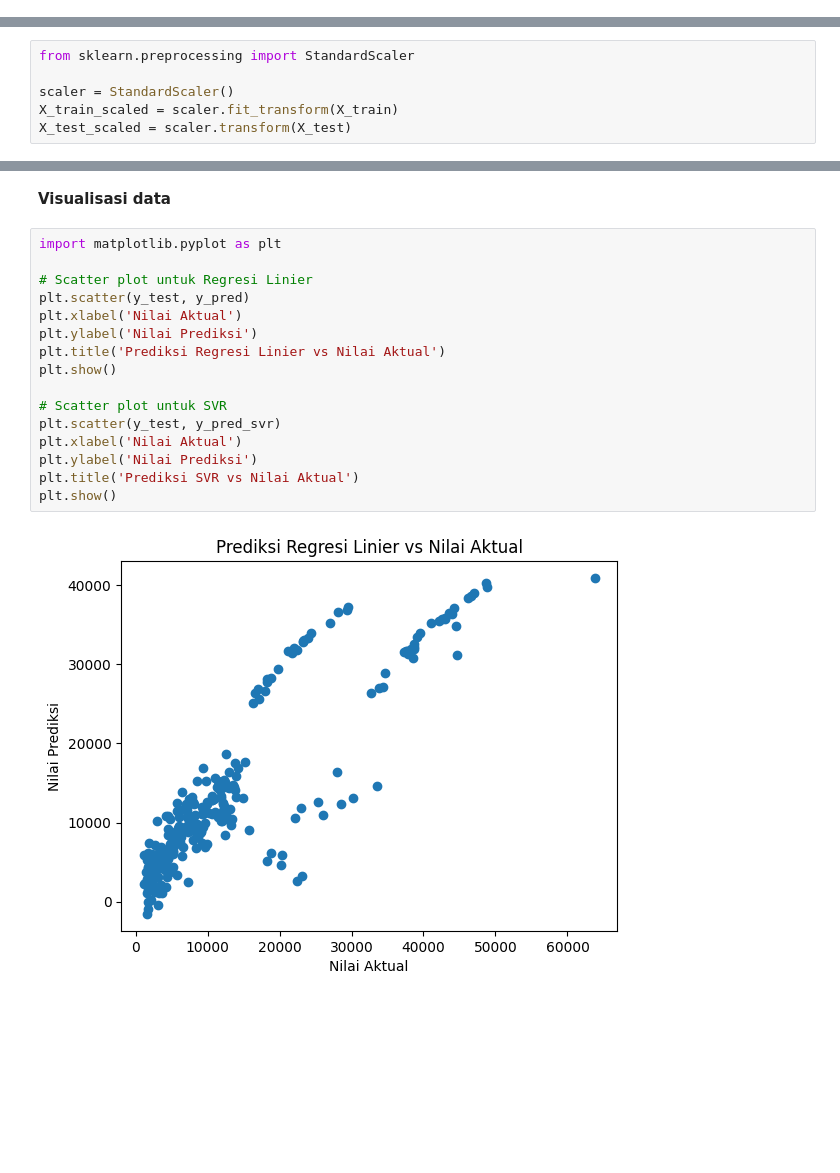
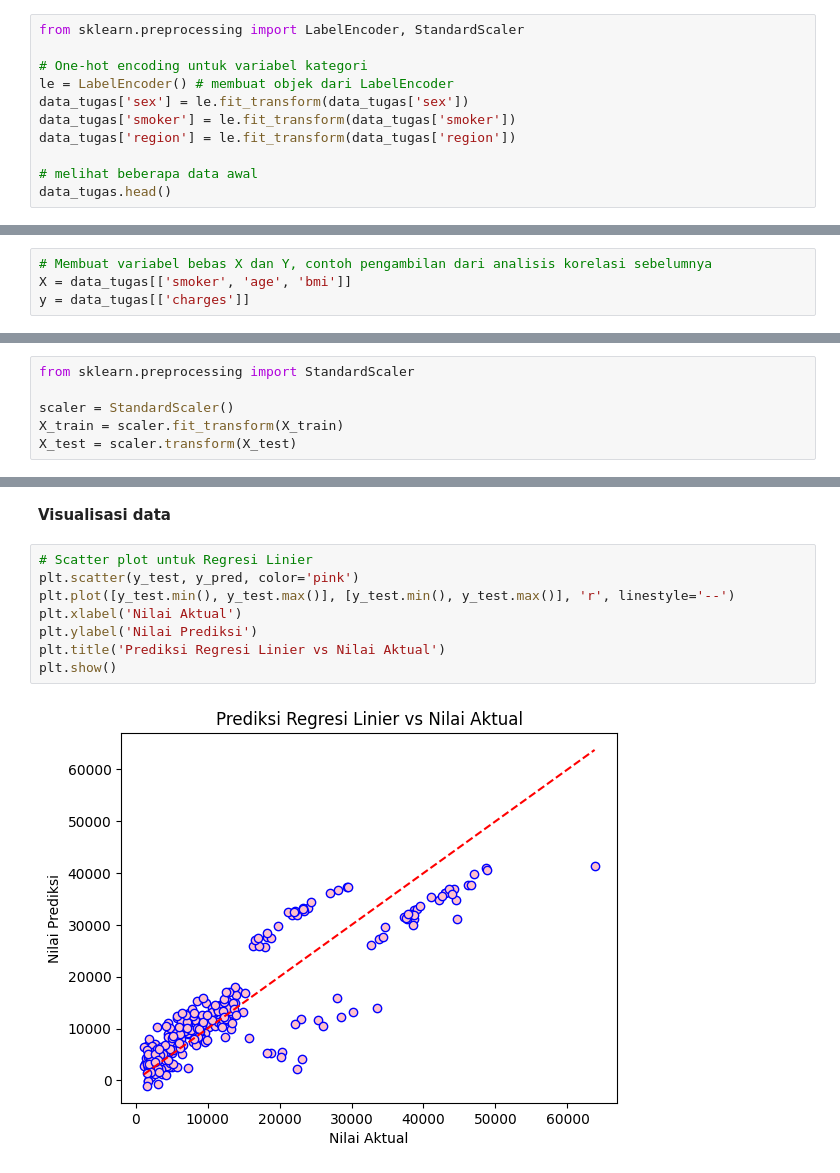
Before and after one commit to hoshigakikisame/Machine-Learning-TI-3E-2024, a Jupyter notebook: 14_Hana Sugianto/14_Hana_Sugianto_Jobsheet_3.ipynb, the cells around one changed output, grey strips where cells are left out. Saved outputs shown, nothing was run; the diff lists cells and outputs as text; blank space fills up the shorter version.

```diff
--- a/14_Hana Sugianto/14_Hana_Sugianto_Jobsheet_3.ipynb
+++ b/14_Hana Sugianto/14_Hana_Sugianto_Jobsheet_3.ipynb
@@ -502,0 +554,11 @@ y = df['charges']
+# %%
+from sklearn.preprocessing import LabelEncoder, StandardScaler
+
+# One-hot encoding untuk variabel kategori
+le = LabelEncoder() # membuat objek dari LabelEncoder
+data_tugas['sex'] = le.fit_transform(data_tugas['sex'])
+data_tugas['smoker'] = le.fit_transform(data_tugas['smoker'])
+data_tugas['region'] = le.fit_transform(data_tugas['region'])
+
+# melihat beberapa data awal
+data_tugas.head()
@@ -503,3 +589,7 @@ y = df['charges']
+# %%
+# Membuat variabel bebas X dan Y, contoh pengambilan dari analisis korelasi sebelumnya
+X = data_tugas[['smoker', 'age', 'bmi']]
+y = data_tugas[['charges']]
 # %% [markdown]
 **Bagi dataset menjadi data latih (train) dan data uji (test) dengan proporsi yang sesuai**
 # %%
@@ -511,6 +611,6 @@ X_train, X_test, y_train, y_test = train_test_split(X, y, test_size=0.2, random_
 from sklearn.preprocessing import StandardScaler
 
 scaler = StandardScaler()
-X_train_scaled = scaler.fit_transform(X_train)
-X_test_scaled = scaler.transform(X_test)
+X_train = scaler.fit_transform(X_train)
+X_test = scaler.transform(X_test)
 # %% [markdown]
@@ -578,20 +649,12 @@ R-squared: -0.07008155372454805
 # %% [markdown]
 **Visualisasi data**
 # %%
-import matplotlib.pyplot as plt
-
 # Scatter plot untuk Regresi Linier
-plt.scatter(y_test, y_pred)
+plt.scatter(y_test, y_pred, color='pink')
+plt.plot([y_test.min(), y_test.max()], [y_test.min(), y_test.max()], 'r', linestyle='--')
 plt.xlabel('Nilai Aktual')
 plt.ylabel('Nilai Prediksi')
 plt.title('Prediksi Regresi Linier vs Nilai Aktual')
 plt.show()
-
-# Scatter plot untuk SVR
-plt.scatter(y_test, y_pred_svr)
-plt.xlabel('Nilai Aktual')
-plt.ylabel('Nilai Prediksi')
-plt.title('Prediksi SVR vs Nilai Aktual')
-plt.show()
 # %% [output]
-[figure, old version]
+[figure, new version]
```
Also changed, not shown: parts of 39 cells of this notebook.
